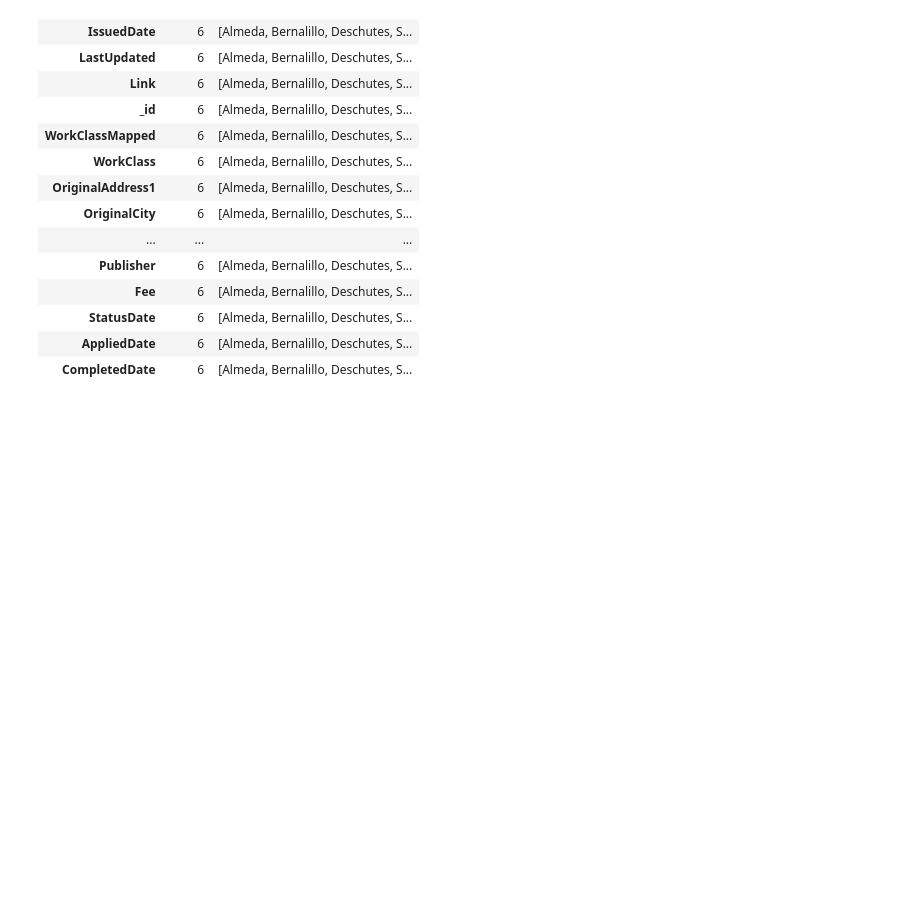
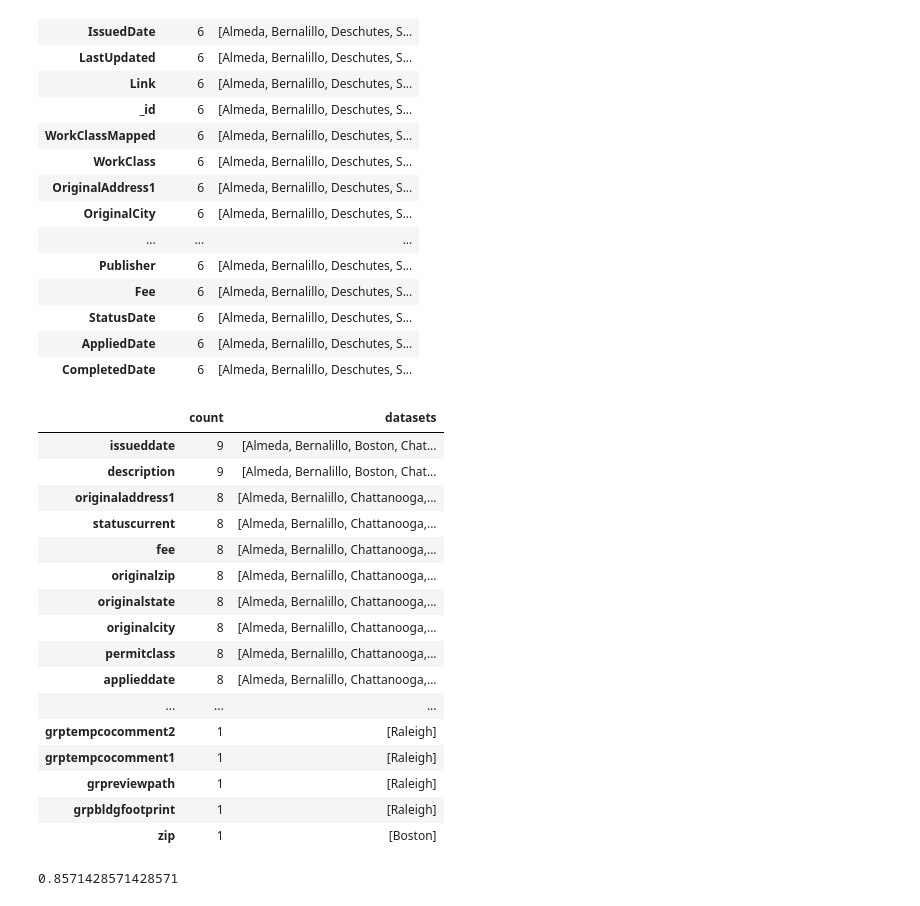
Before and after one commit to sunlightpolicy/open_data_standards_project, a Jupyter notebook: procurement.ipynb, the cells around one changed output. Cells and saved outputs as stored; diff of their text form; code cells hidden in the pictures; blank space fills up the shorter version.

```diff
--- a/procurement.ipynb
+++ b/procurement.ipynb
@@ -298,0 +259,21 @@ headers_dict, headers_dfs = get_same_cols(permit_dfs)
+# %%
+pd.set_option('max_rows',200)
+popular_cols
+# %% [output]
+|  | count | datasets |
+| issueddate | 9 | [Almeda, Bernalillo, Boston, Chat... |
+| description | 9 | [Almeda, Bernalillo, Boston, Chat... |
+| originaladdress1 | 8 | [Almeda, Bernalillo, Chattanooga,... |
+| statuscurrent | 8 | [Almeda, Bernalillo, Chattanooga,... |
+| fee | 8 | [Almeda, Bernalillo, Chattanooga,... |
+| originalzip | 8 | [Almeda, Bernalillo, Chattanooga,... |
+| originalstate | 8 | [Almeda, Bernalillo, Chattanooga,... |
+| originalcity | 8 | [Almeda, Bernalillo, Chattanooga,... |
+| permitclass | 8 | [Almeda, Bernalillo, Chattanooga,... |
+| applieddate | 8 | [Almeda, Bernalillo, Chattanooga,... |
+| ... | ... | ... |
+| grptempcocomment2 | 1 | [Raleigh] |
+| grptempcocomment1 | 1 | [Raleigh] |
+| grpreviewpath | 1 | [Raleigh] |
+| grpbldgfootprint | 1 | [Raleigh] |
+| zip | 1 | [Boston] |
@@ -298,0 +282,4 @@ headers_dict, headers_dfs = get_same_cols(permit_dfs)
+# %%
+jaro_winkler('street','streetdirectionprefix')
+# %% [output]
+0.8571428571428571
```
Also changed, not shown: parts of 21 cells of this notebook, 1 other file.
